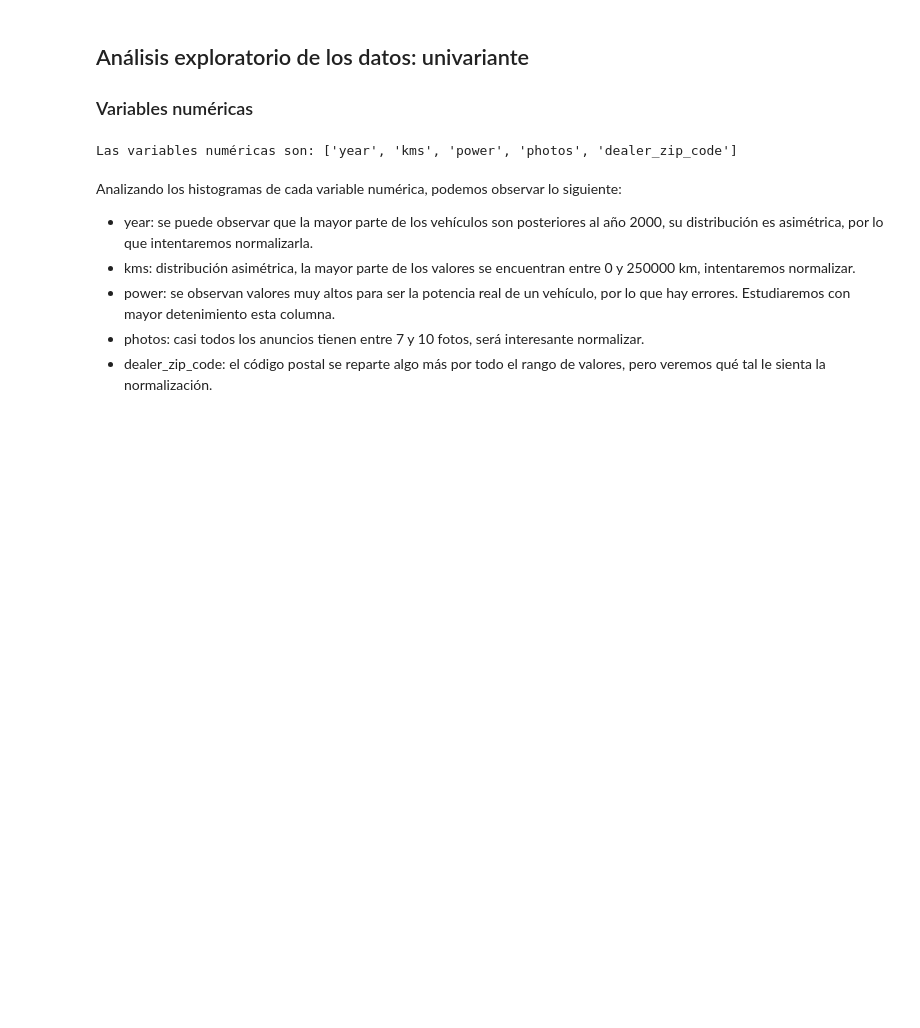
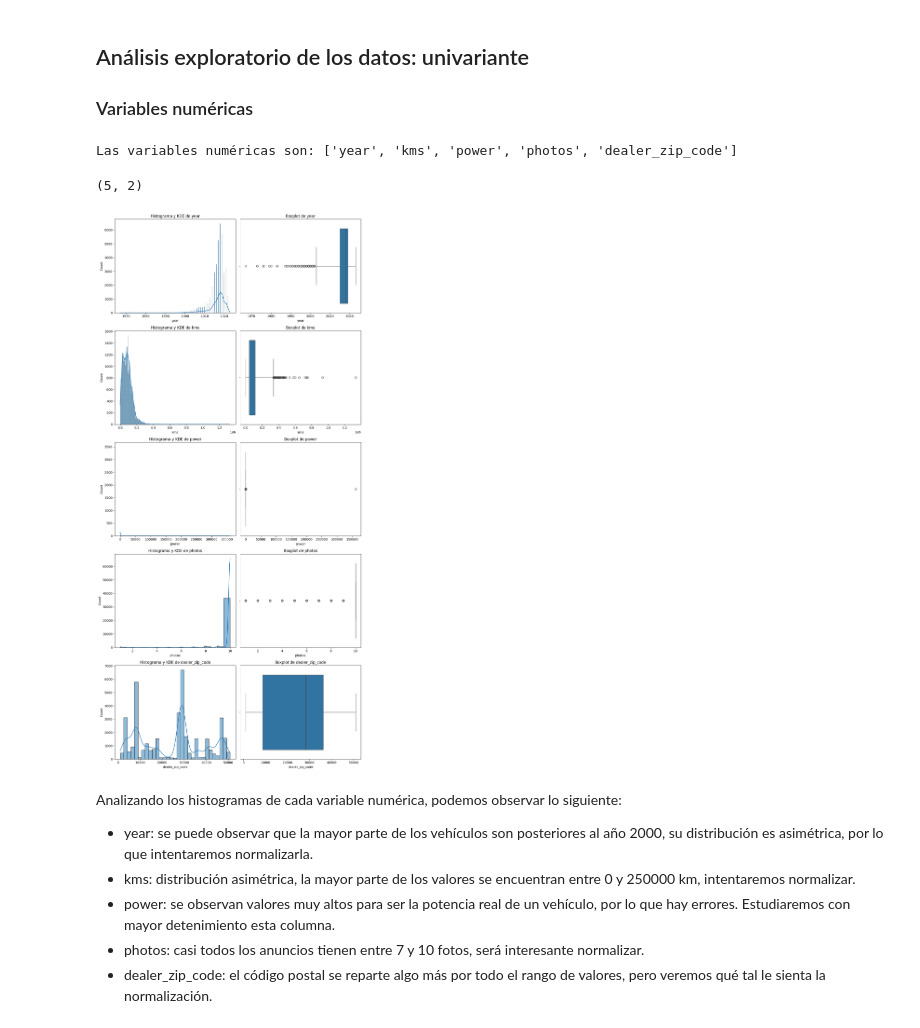
Before and after one commit to mPuchadesdo/ML_Coches-de-segunda-mano, a Jupyter notebook: src/notebooks/data_exploration.ipynb, the cells around one changed output. Saved outputs shown, nothing was run; the diff lists cells and outputs as text; code cells hidden in the pictures; blank space fills up the shorter version.

```diff
--- a/src/notebooks/data_exploration.ipynb
+++ b/src/notebooks/data_exploration.ipynb
@@ -341,7 +341,7 @@ El número de instancias sin duplicar es: {train.drop_duplicates().shape[0]}')
 El número de instancias originales es: 79965
 El número de instancias sin duplicar es: 38509
 # %%
-train.drop_duplicates(inplace = True)
+train.drop_duplicates(keep = 'first', inplace = True)
 # %% [markdown]
 ## Análisis exploratorio de los datos: univariante
 
@@ -358,7 +358,10 @@ print('Las variables numéricas son:', num_cols)
 # %% [output]
 Las variables numéricas son: ['year', 'kms', 'power', 'photos', 'dealer_zip_code']
 # %%
-# viz.plot_distribution_combined_graphs(train, num_cols, whisker_width = 3)
+viz.plot_distribution_combined_graphs(train, num_cols, whisker_width = 3)
+# %% [output]
+(5, 2)
+[figure, added]
 # %% [markdown]
 Analizando los histogramas de cada variable numérica, podemos observar lo siguiente:
 - year: se puede observar que la mayor parte de los vehículos son posteriores al año 2000, su distribución es asimétrica, por lo que intentaremos normalizarla.
```
Also changed, not shown: parts of 23 cells of this notebook.
